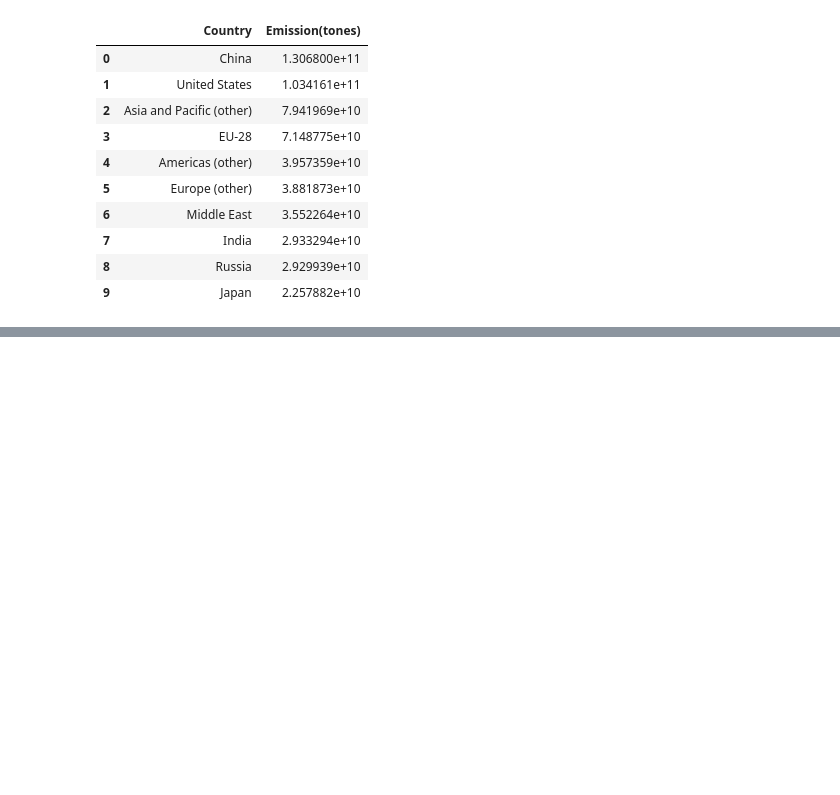
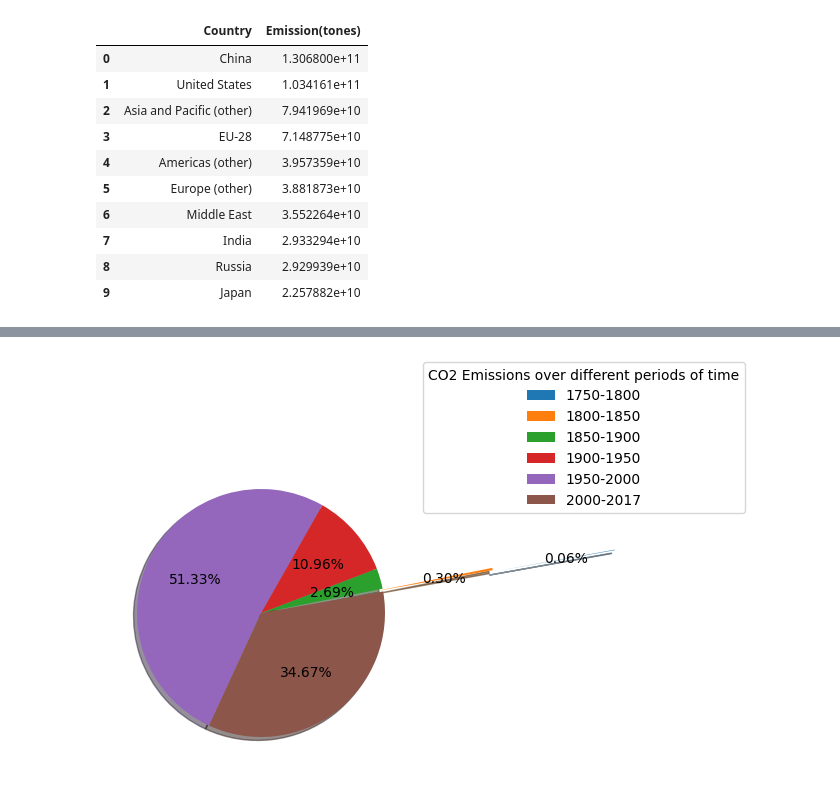
Before and after one commit to abhaygzb15/CO2-Emission-Analysis-and-Prediction, a Jupyter notebook: Emission Analysis/CO2 data analysis.ipynb, the cells around one changed output, grey strips where cells are left out. Cells and saved outputs as stored; diff of their text form; code cells hidden in the pictures; blank space fills up the shorter version.

```diff
--- a/Emission Analysis/CO2 data analysis.ipynb
+++ b/Emission Analysis/CO2 data analysis.ipynb
@@ -334,0 +353,18 @@ plt.show()
+# %%
+p1=df[(df['Year']>=1750) & (df['Year']<1800)]['Emission(tones)'].sum()
+p2=df[(df['Year']>=1800) & (df['Year']<1850)]['Emission(tones)'].sum()
+p3=df[(df['Year']>=1850) & (df['Year']<1900)]['Emission(tones)'].sum()
+p4=df[(df['Year']>=1900) & (df['Year']<1950)]['Emission(tones)'].sum()
+p5=df[(df['Year']>=1950) & (df['Year']<2000)]['Emission(tones)'].sum()
+p6=df[(df['Year']>=2000)]['Emission(tones)'].sum()
+# %%
+plt.figure(figsize=(4, 15))
+explode = (1.9, 0.9, 0, 0, 0, 0)
+arr=[p1,p2,p3,p4,p5,p6]
+names=['1750-1800','1800-1850','1850-1900','1900-1950','1950-2000','2000-2017']
+plt.pie(arr,startangle=10,shadow=True,autopct='%1.2f%%',explode=explode)
+plt.legend(labels=names,title='CO2 Emissions over different periods of time',
+          bbox_to_anchor=(1,0.8))
+plt.show()
+# %% [output]
+[figure, added]
```
Also changed, not shown: parts of 3 cells of this notebook.
